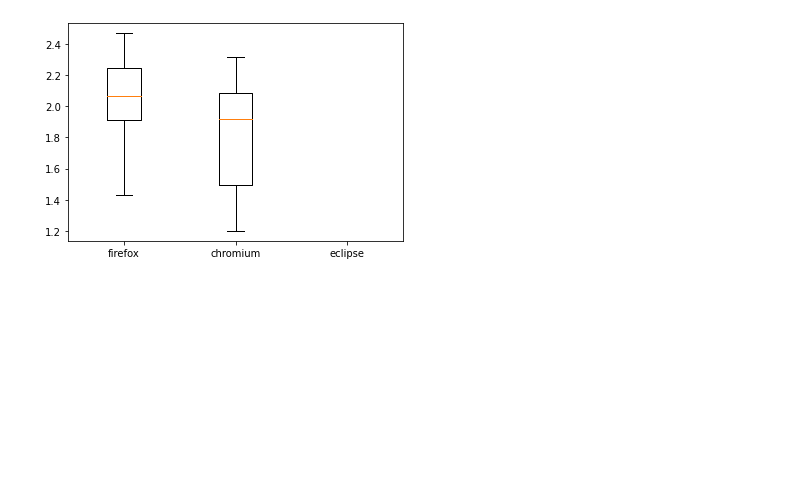
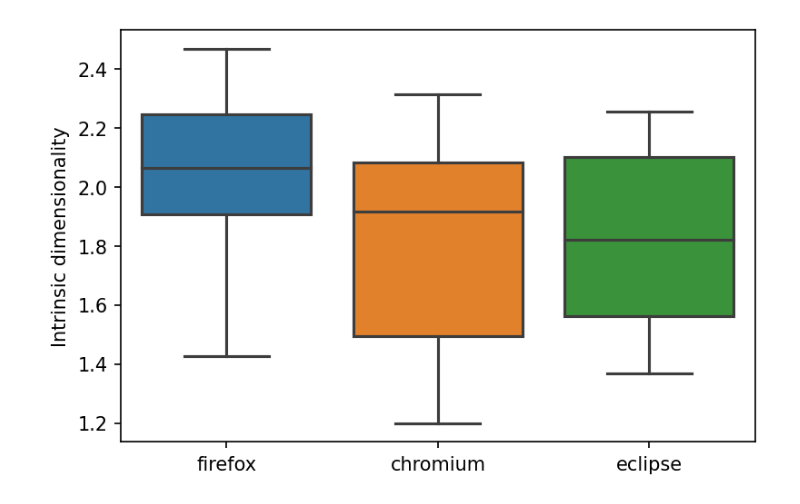
Before and after one commit to yrahul3910/dl4se, a Jupyter notebook: issue_close_time/DASENetComparison/Intrinsic dimensionality plots.ipynb, the cells around one changed output. Drawn from its saved outputs; the diff is of its cells as text; code cells hidden in the pictures; blank space fills up the shorter version.

```diff
--- a/issue_close_time/DASENetComparison/Intrinsic dimensionality plots.ipynb
+++ b/issue_close_time/DASENetComparison/Intrinsic dimensionality plots.ipynb
@@ -15,4 +14,5 @@ eclipse_dims = []
-# %%
-plt.boxplot([firefox_dims, chromium_dims, eclipse_dims], labels=['firefox', 'chromium', 'eclipse']);
-# %% [output]
-[figure, removed]
+# %%
+eclipse_dims = [ 1.61891658,  1.57834592,  1.52318566,  1.45558352,  1.41202187,  1.54495662,
+  1.82151803,  1.87962548,  1.85333884,  2.09600544,  2.10525551,  2.24495641,
+  2.25745643,  2.21330837,  2.12450132,  1.98733221,  1.81549033,  1.61310545,
+  1.36711595       ]
@@ -18,0 +21,8 @@ plt.boxplot([firefox_dims, chromium_dims, eclipse_dims], labels=['firefox', 'chr
+# %%
+df = pd.DataFrame(data={ 'firefox': firefox_dims, 'chromium': chromium_dims, 'eclipse': eclipse_dims})
+# %%
+plt.figure(dpi=150)
+plt.ylabel('Intrinsic dimensionality')
+sns.boxplot(data=df);
+# %% [output]
+[figure, added]
```
Also changed, not shown: parts of 3 cells of this notebook, 28 other files.
